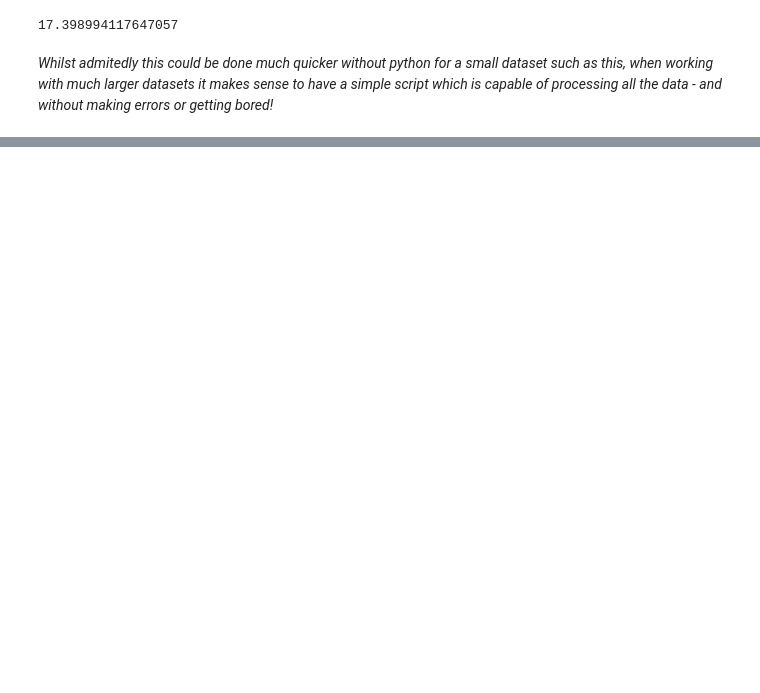
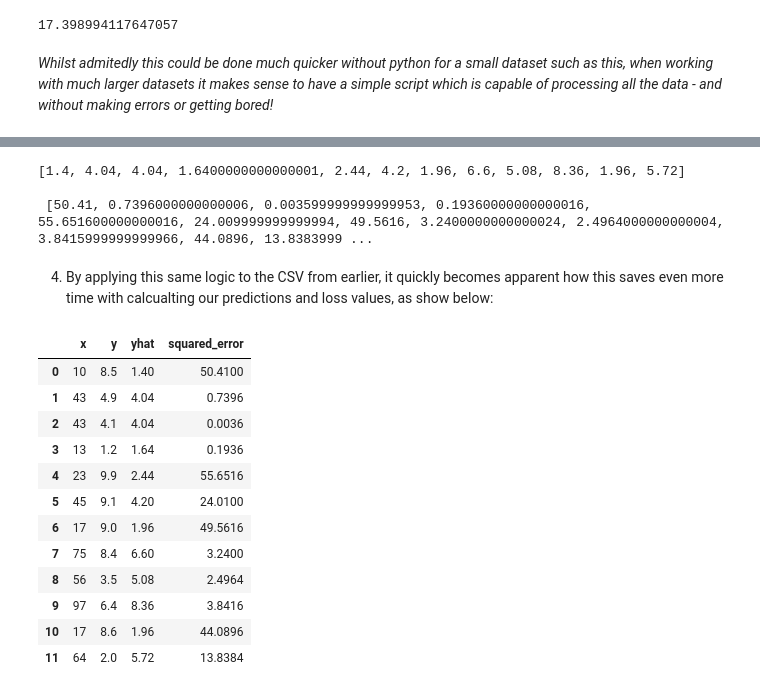
Before and after one commit to emmy-bradfield/TrainingRepo, a Jupyter notebook: MachineLearning/1-Starter/1-python.ipynb, the cells around one changed output, grey strips where cells are left out. Drawn from its saved outputs; the diff is of its cells as text; code cells hidden in the pictures; blank space fills up the shorter version.

```diff
--- a/MachineLearning/1-Starter/1-python.ipynb
+++ b/MachineLearning/1-Starter/1-python.ipynb
@@ -176,0 +204,6 @@ mean(sqerror)
+# %%
+def f(x):
+    return 0.08*x + 0.6
+# %%
+def loss(yhat, y):
+    return (yhat-y)**2
@@ -176,0 +217,11 @@ mean(sqerror)
+# %%
+predicted = []
+sq_error = []
+print(" y   |   y^  |  loss")
+print("-----+-------+-------")
+for (x, y) in Dtrain:
+    yhat = f(x)
+    l = loss(yhat, y)
+    predicted.append(yhat)
+    sq_error.append(l)
+    print(round(yhat, 1), " | ", y, " | ", round(l, 3))
@@ -176,0 +243,42 @@ mean(sqerror)
+# %%
+print(predicted, "\n\n", sq_error)
+# %% [output]
+[1.4, 4.04, 4.04, 1.6400000000000001, 2.44, 4.2, 1.96, 6.6, 5.08, 8.36, 1.96, 5.72]
+
+ [50.41, 0.7396000000000006, 0.003599999999999953, 0.19360000000000016, 55.651600000000016, 24.009999999999994, 49.5616, 3.2400000000000024, 2.4964000000000004, 3.8415999999999966, 44.0896, 13.8383999 ...
+# %% [markdown]
+4. By applying this same logic to the CSV from earlier, it quickly becomes apparent how this saves even more time with calcualting our predictions and loss values, as show below:
+# %%
+import pandas as pd
+import numpy as np
+Dframe = pd.DataFrame(pd.read_csv("./assets/movie_age.csv"))
+Darray = Dframe.to_numpy()
+x_csv = []
+y_csv = []
+predicted_csv = []
+sq_error_csv = []
+
+for (x, y) in Dtrain:
+    x_csv.append(x)
+    y_csv.append(y)
+    yhat = f(x)
+    l = loss(yhat, y)
+    predicted_csv.append(yhat)
+    sq_error_csv.append(l)
+
+Dataset = pd.DataFrame({"x": x_csv, "y": y_csv, "yhat": predicted_csv, "squared_error": sq_error_csv})
+Dataset
+# %% [output]
+|  | x | y | yhat | squared_error |
+| 0 | 10 | 8.5 | 1.40 | 50.4100 |
+| 1 | 43 | 4.9 | 4.04 | 0.7396 |
+| 2 | 43 | 4.1 | 4.04 | 0.0036 |
+| 3 | 13 | 1.2 | 1.64 | 0.1936 |
+| 4 | 23 | 9.9 | 2.44 | 55.6516 |
+| 5 | 45 | 9.1 | 4.20 | 24.0100 |
+| 6 | 17 | 9.0 | 1.96 | 49.5616 |
+| 7 | 75 | 8.4 | 6.60 | 3.2400 |
+| 8 | 56 | 3.5 | 5.08 | 2.4964 |
+| 9 | 97 | 6.4 | 8.36 | 3.8416 |
+| 10 | 17 | 8.6 | 1.96 | 44.0896 |
+| 11 | 64 | 2.0 | 5.72 | 13.8384 |
```
Also changed, not shown: parts of 49 cells of this notebook.
